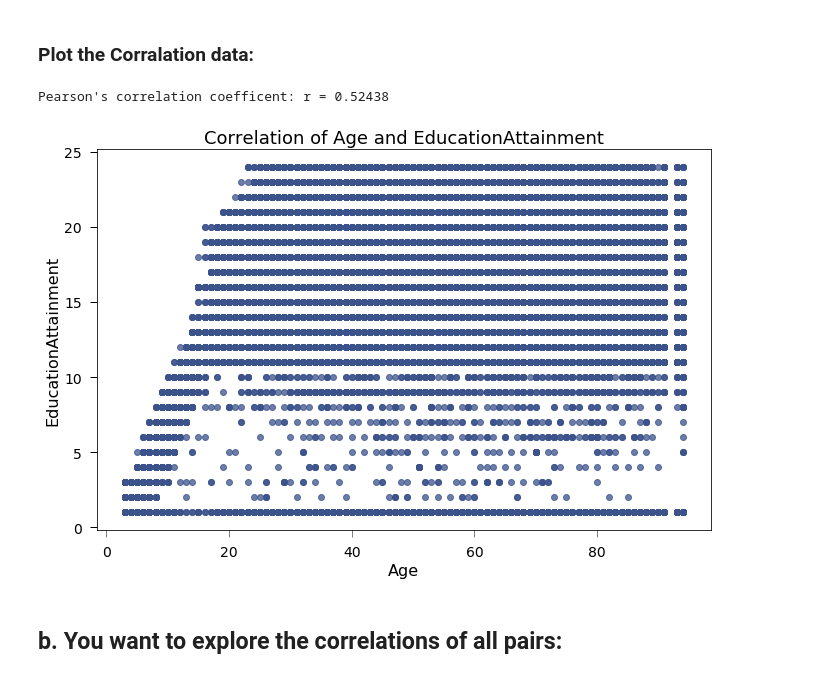
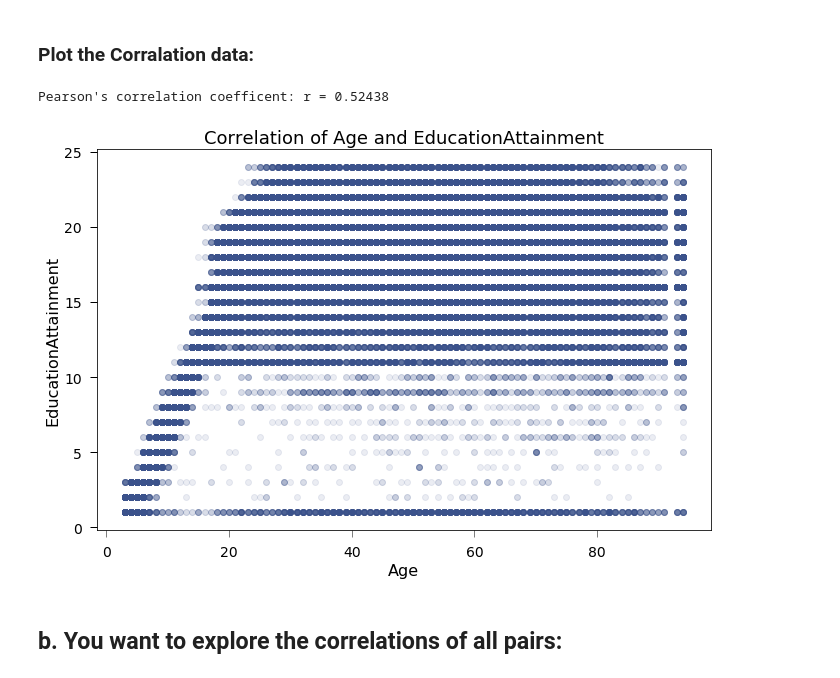
Before and after one commit to MTabbutt/SubGroupExplorerTool_DataViz_CS765, a Jupyter notebook: Tutorial_1_(Full)_USCensus_ACS_2019_Wisconsin.ipynb, the cells around one changed output. Drawn from its saved outputs; the diff is of its cells as text; code cells hidden in the pictures.

```diff
--- a/Tutorial_1_(Full)_USCensus_ACS_2019_Wisconsin.ipynb
+++ b/Tutorial_1_(Full)_USCensus_ACS_2019_Wisconsin.ipynb
@@ -45,10 +47,10 @@ census_data.getCorrelation('Age', 'EducationAttainment')
 # %% [markdown]
 ### Plot the Corralation data:
 # %%
-census_data.plotCorrelation('Age', 'EducationAttainment')
+census_data.plotCorrelation('Age', 'EducationAttainment', alpha=.1)
 # %% [output]
 Pearson's correlation coefficent: r = 0.52438
-[figure, old version]
+[figure, new version]
 # %% [markdown]
 ## b. You want to explore the correlations of all pairs:
 # %% [markdown]
```
Also changed, not shown: parts of 9 cells of this notebook, 3 other files.
